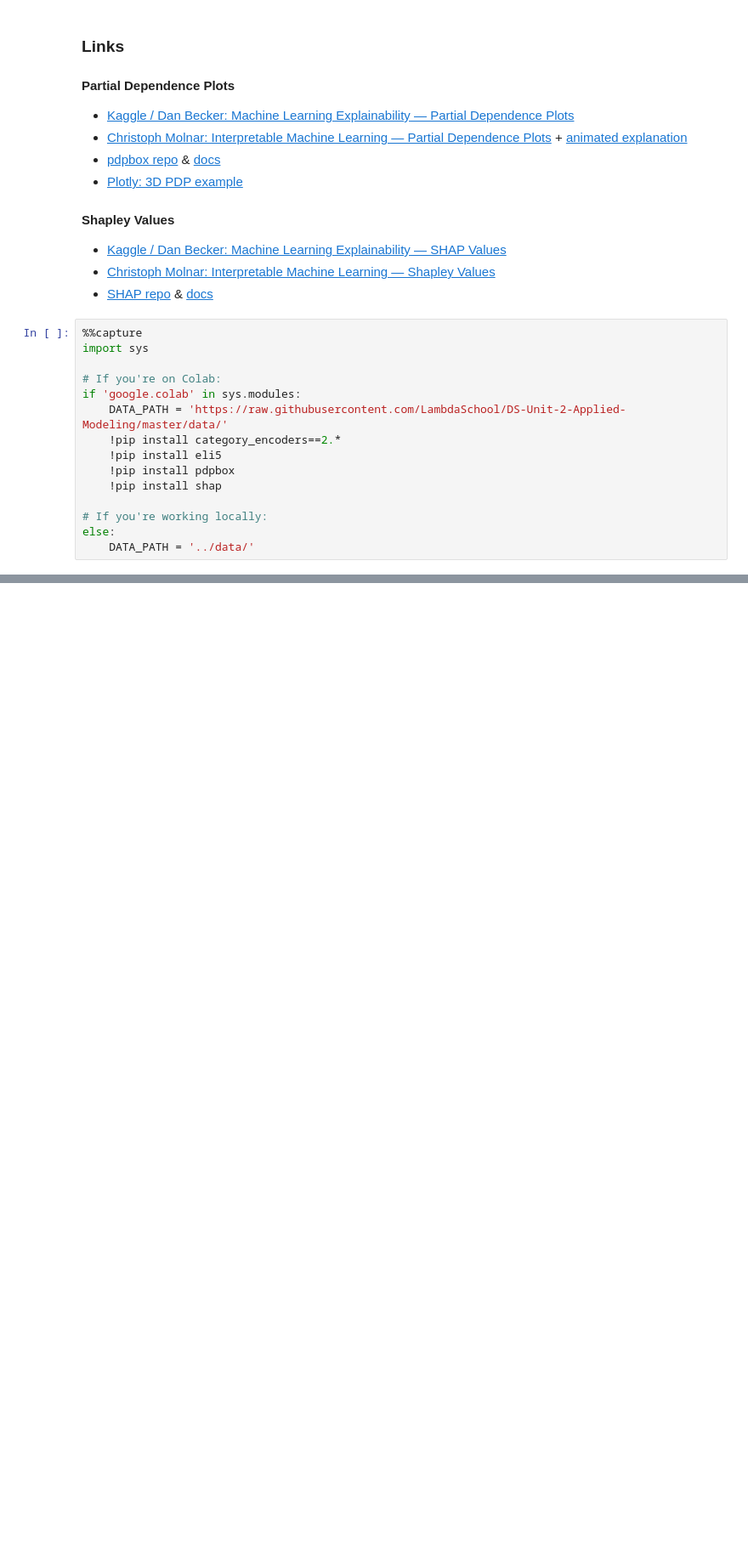
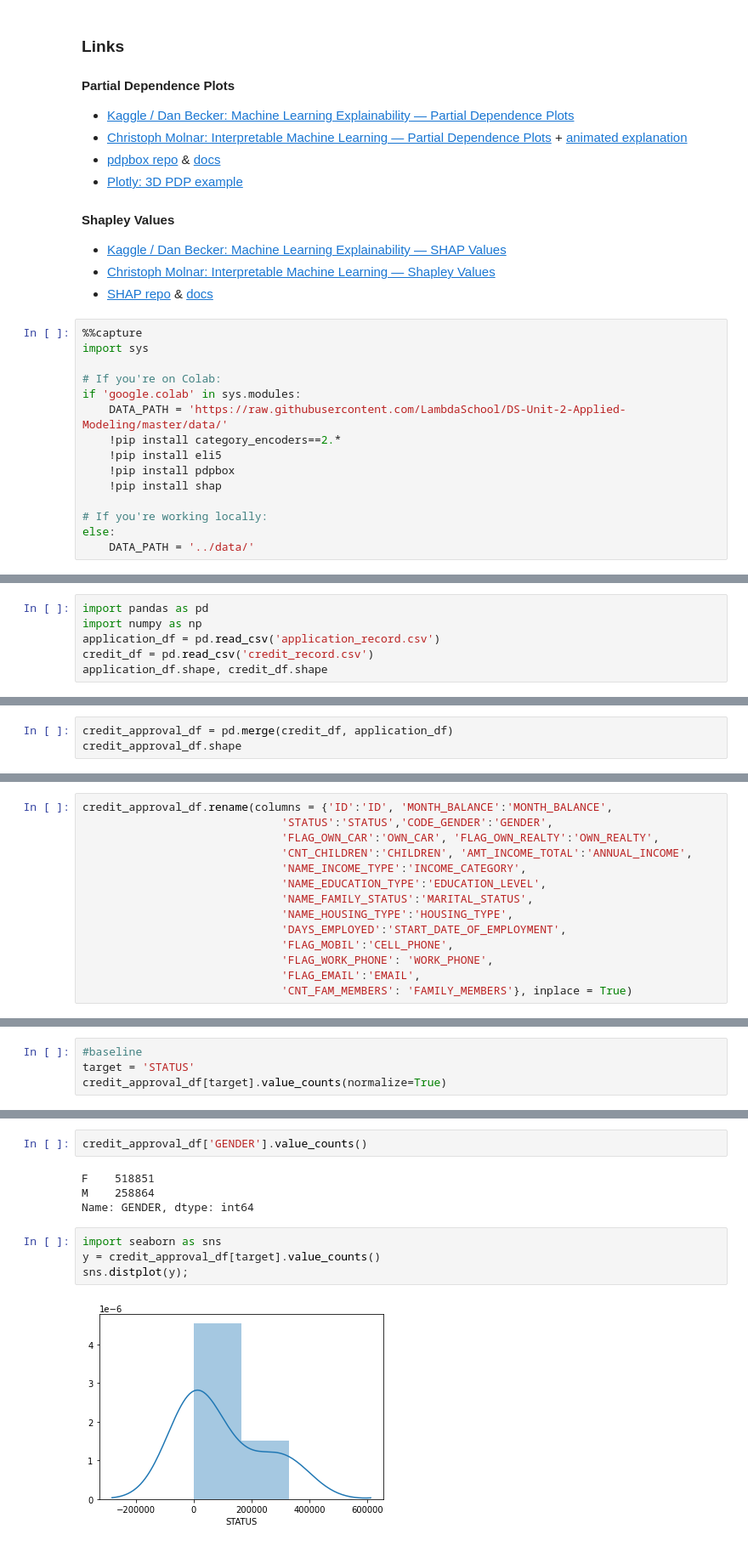
Before and after one commit to Khislatz/DS-Unit-2-Applied-Modeling, a Jupyter notebook: module4-model-interpretation/Khislat_Zhuraeva_LS_DS_234_assignment.ipynb, the cells around one changed output, grey strips where cells are left out. Shown: that part at 85% size. Saved outputs shown, nothing was run; the diff lists cells and outputs as text; blank space fills up the shorter version.

```diff
--- a/module4-model-interpretation/Khislat_Zhuraeva_LS_DS_234_assignment.ipynb
+++ b/module4-model-interpretation/Khislat_Zhuraeva_LS_DS_234_assignment.ipynb
@@ -81,0 +95,6 @@ else:
+# %%
+import pandas as pd
+import numpy as np
+application_df = pd.read_csv('application_record.csv')
+credit_df = pd.read_csv('credit_record.csv')
+application_df.shape, credit_df.shape
@@ -81,0 +103,3 @@ else:
+# %%
+credit_approval_df = pd.merge(credit_df, application_df)
+credit_approval_df.shape
@@ -81,0 +108,14 @@ else:
+# %%
+credit_approval_df.rename(columns = {'ID':'ID', 'MONTH_BALANCE':'MONTH_BALANCE',
+                              'STATUS':'STATUS','CODE_GENDER':'GENDER',
+                              'FLAG_OWN_CAR':'OWN_CAR', 'FLAG_OWN_REALTY':'OWN_REALTY',
+                              'CNT_CHILDREN':'CHILDREN', 'AMT_INCOME_TOTAL':'ANNUAL_INCOME',
+                              'NAME_INCOME_TYPE':'INCOME_CATEGORY',
+                              'NAME_EDUCATION_TYPE':'EDUCATION_LEVEL',
+                              'NAME_FAMILY_STATUS':'MARITAL_STATUS',
+                              'NAME_HOUSING_TYPE':'HOUSING_TYPE',
+                              'DAYS_EMPLOYED':'START_DATE_OF_EMPLOYMENT',
+                              'FLAG_MOBIL':'CELL_PHONE',
+                              'FLAG_WORK_PHONE': 'WORK_PHONE',
+                              'FLAG_EMAIL':'EMAIL',
+                              'CNT_FAM_MEMBERS': 'FAMILY_MEMBERS'}, inplace = True)
@@ -81,0 +151,4 @@ else:
+# %%
+#baseline
+target = 'STATUS'
+credit_approval_df[target].value_counts(normalize=True)
@@ -81,0 +171,12 @@ else:
+# %%
+credit_approval_df['GENDER'].value_counts()
+# %% [output]
+F    518851
+M    258864
+Name: GENDER, dtype: int64
+# %%
+import seaborn as sns
+y = credit_approval_df[target].value_counts()
+sns.distplot(y);
+# %% [output]
+[figure, added]
```
Also changed, not shown: parts of 27 cells of this notebook.
